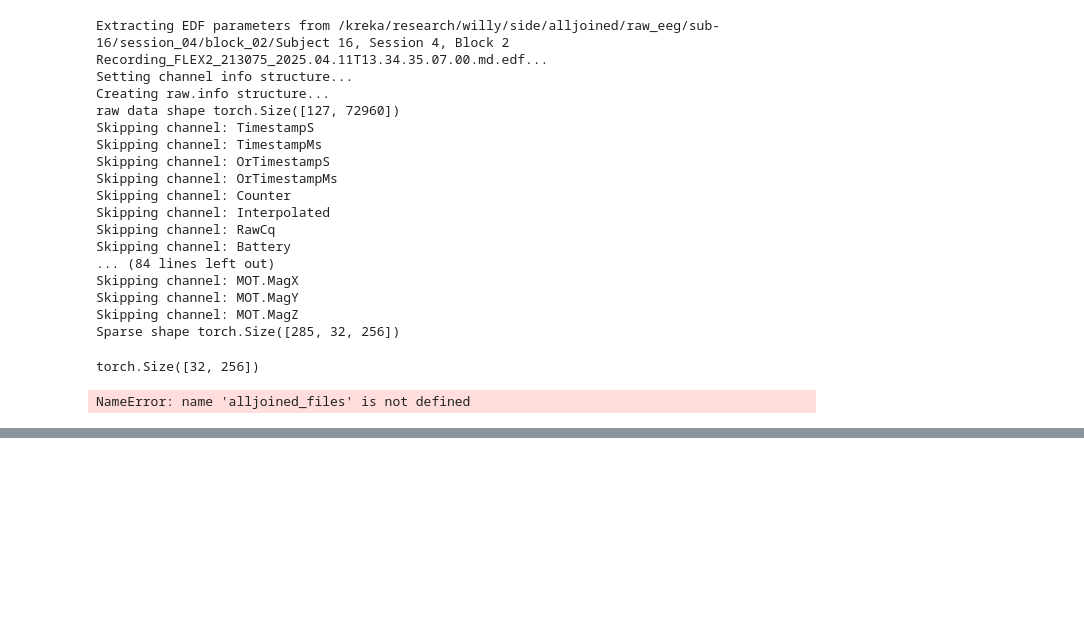
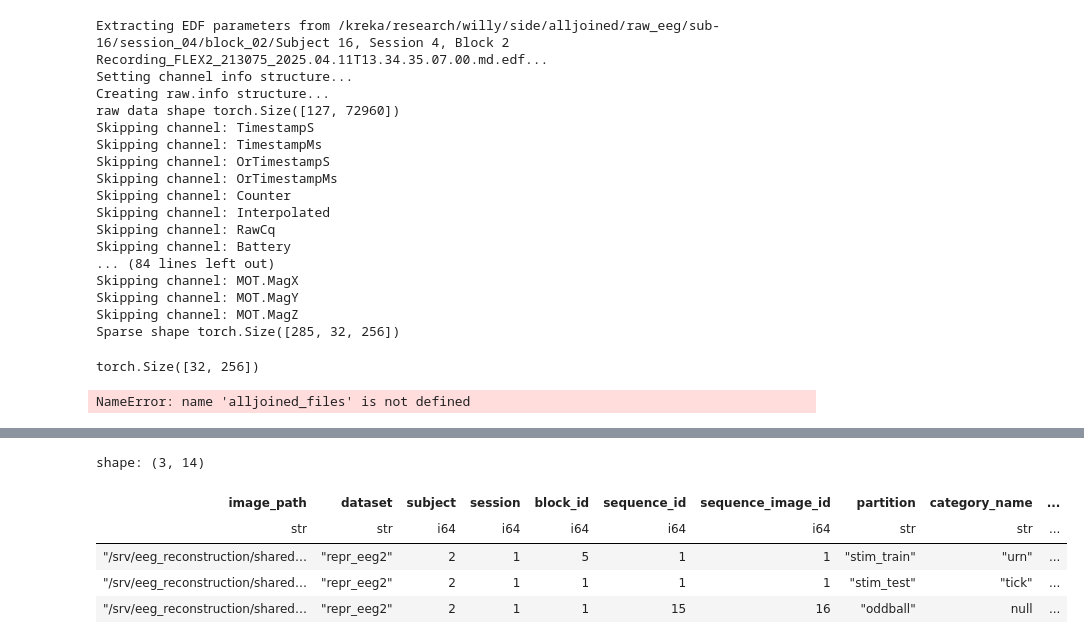
Before and after one commit to ironman5366/brain, a Jupyter notebook: notebooks/explore_alljoined.ipynb, the cells around one changed output, grey strips where cells are left out. Saved outputs shown, nothing was run; the diff lists cells and outputs as text; code cells hidden in the pictures; blank space fills up the shorter version.

```diff
--- a/notebooks/explore_alljoined.ipynb
+++ b/notebooks/explore_alljoined.ipynb
@@ -218,0 +301,9 @@ NameError: name 'alljoined_files' is not defined
+# %%
+sub_2_categories.unique("partition")
+# %% [output]
+shape: (3, 14)
+| image_path | dataset | subject | session | block_id | sequence_id | sequence_image_id | partition | category_name | ... |
+| str | str | i64 | i64 | i64 | i64 | i64 | str | str | ... |
+| "/srv/eeg_reconstruction/shared… | "repr_eeg2" | 2 | 1 | 5 | 1 | 1 | "stim_train" | "urn" | ... |
+| "/srv/eeg_reconstruction/shared… | "repr_eeg2" | 2 | 1 | 1 | 1 | 1 | "stim_test" | "tick" | ... |
+| "/srv/eeg_reconstruction/shared… | "repr_eeg2" | 2 | 1 | 1 | 15 | 16 | "oddball" | null | ... |
```
Also changed, not shown: parts of 23 cells of this notebook, 10 other files.
